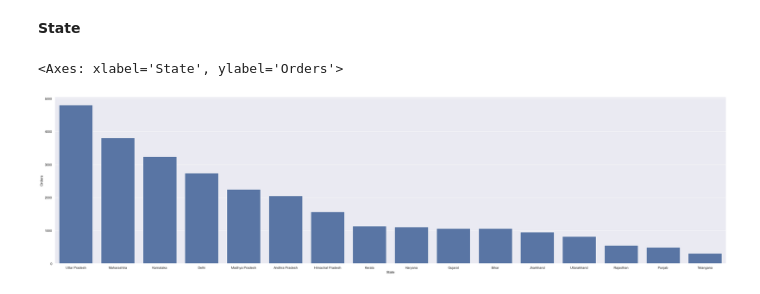
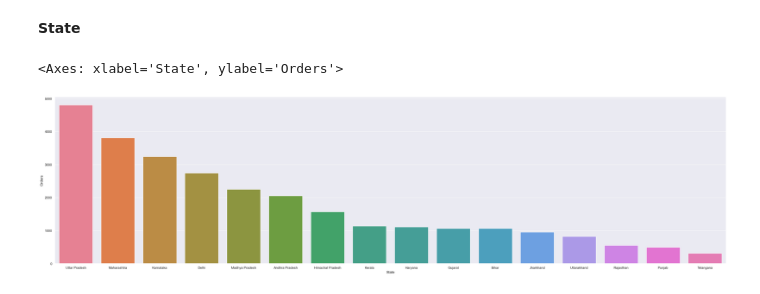
Before and after one commit to Nowshin1009/Data-Analysis-with-python, a Jupyter notebook: Diwali sell analysis/diwali_sales.ipynb, the cells around one changed output. Saved outputs shown, nothing was run; the diff lists cells and outputs as text; code cells hidden in the pictures.

Commit message:
State and marital state has added in EDA

```diff
--- a/Diwali sell analysis/diwali_sales.ipynb
+++ b/Diwali sell analysis/diwali_sales.ipynb
@@ -138,10 +135,10 @@ From above graphs we can see that most of the buyers are of age group between 26
 # %%
 #Total number of orders from top 10 states
 
 sales_state = df.groupby(['State'], as_index = False)['Orders'].sum().sort_values(by='Orders', ascending=False)
 
-sns.set(rc={'figure.figsize':(40,10)})
-sns.barplot(data=sales_state, x='State', y='Orders')
+sns.set_context(rc={'figure.figsize': (40, 10)})
+sns.barplot(data=sales_state, x="State", y="Orders", hue="State")
 # %% [output]
 <Axes: xlabel='State', ylabel='Orders'>
-[figure, old version]
+[figure, new version]
```
Also changed, not shown: parts of 8 cells of this notebook.
